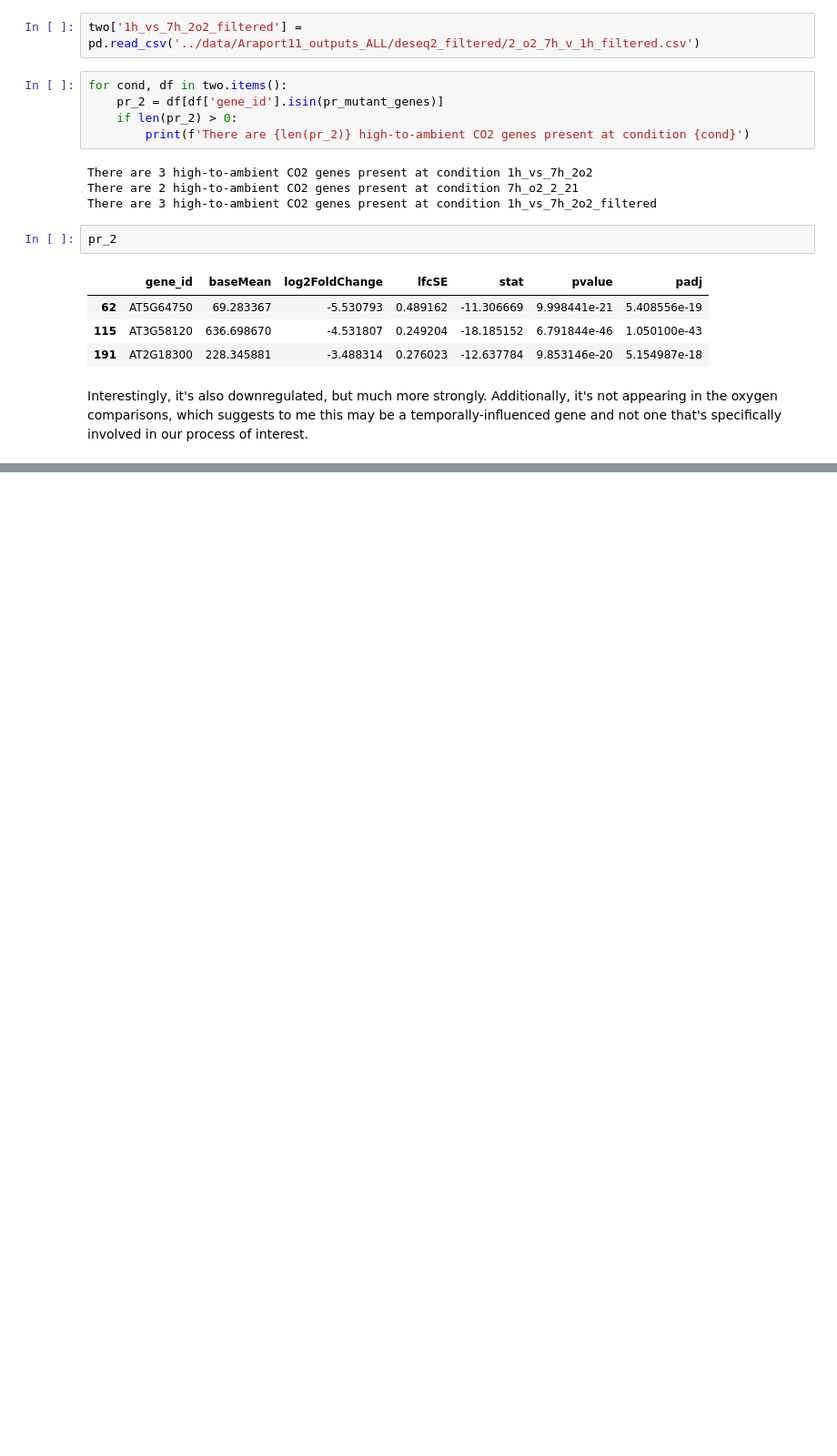
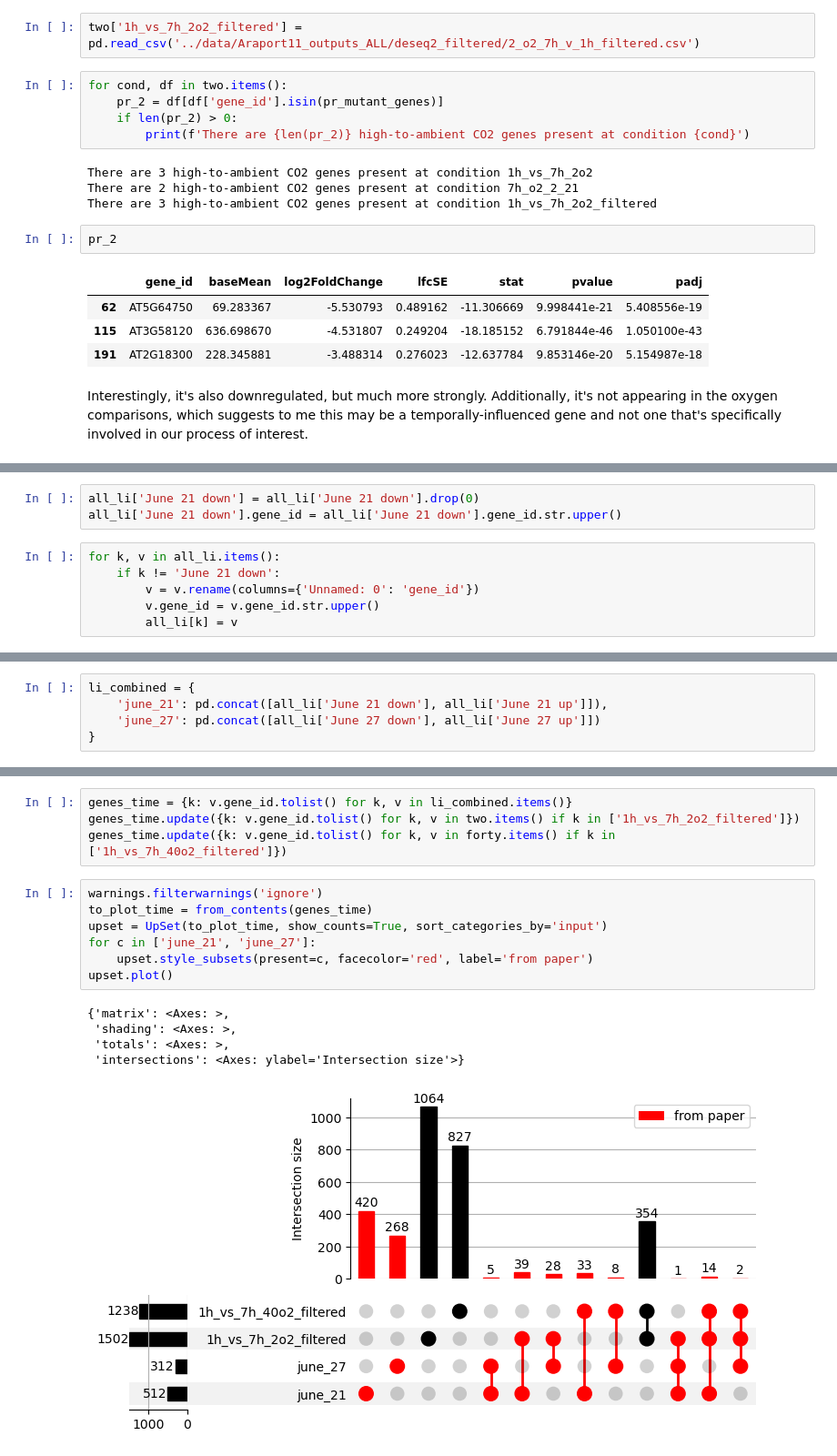
Before and after one commit to serenalotreck/photorespiration-omics, a Jupyter notebook: notebooks/high_CO2_comparison.ipynb, the cells around one changed output, grey strips where cells are left out. Shown at 91% size. Saved outputs shown, nothing was run; the diff lists cells and outputs as text; blank space fills up the shorter version.

Commit message:
WIP high Co2 comparison plots

```diff
--- a/notebooks/high_CO2_comparison.ipynb
+++ b/notebooks/high_CO2_comparison.ipynb
@@ -96,0 +122,9 @@ Interestingly, it's also downregulated, but much more strongly. Additionally, it
+# %%
+all_li['June 21 down'] = all_li['June 21 down'].drop(0)
+all_li['June 21 down'].gene_id = all_li['June 21 down'].gene_id.str.upper()
+# %%
+for k, v in all_li.items():
+    if k != 'June 21 down':
+        v = v.rename(columns={'Unnamed: 0': 'gene_id'})
+        v.gene_id = v.gene_id.str.upper()
+        all_li[k] = v
@@ -96,0 +133,5 @@ Interestingly, it's also downregulated, but much more strongly. Additionally, it
+# %%
+li_combined = {
+    'june_21': pd.concat([all_li['June 21 down'], all_li['June 21 up']]),
+    'june_27': pd.concat([all_li['June 27 down'], all_li['June 27 up']])
+}
@@ -96,0 +212,17 @@ Interestingly, it's also downregulated, but much more strongly. Additionally, it
+# %%
+genes_time = {k: v.gene_id.tolist() for k, v in li_combined.items()}
+genes_time.update({k: v.gene_id.tolist() for k, v in two.items() if k in ['1h_vs_7h_2o2_filtered']})
+genes_time.update({k: v.gene_id.tolist() for k, v in forty.items() if k in ['1h_vs_7h_40o2_filtered']})
+# %%
+warnings.filterwarnings('ignore')
+to_plot_time = from_contents(genes_time)
+upset = UpSet(to_plot_time, show_counts=True, sort_categories_by='input')
+for c in ['june_21', 'june_27']:
+    upset.style_subsets(present=c, facecolor='red', label='from paper')
+upset.plot()
+# %% [output]
+{'matrix': <Axes: >,
+ 'shading': <Axes: >,
+ 'totals': <Axes: >,
+ 'intersections': <Axes: ylabel='Intersection size'>}
+[figure, added]
```
Also changed, not shown: parts of 32 cells of this notebook, 1 other file.
